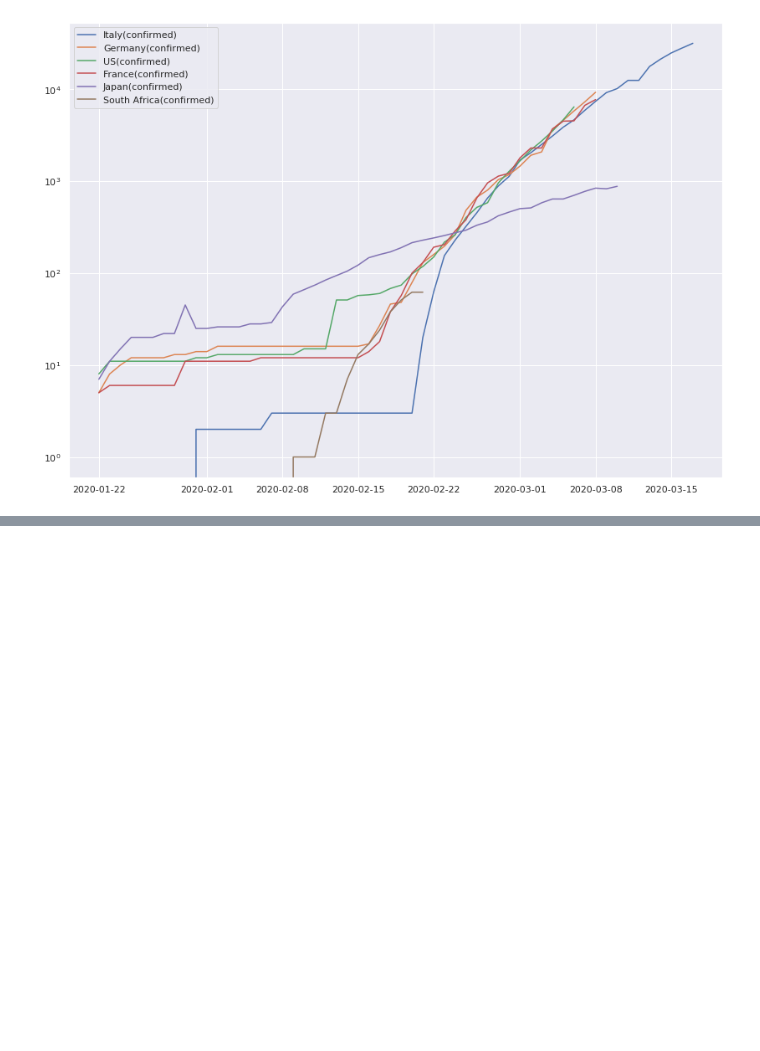
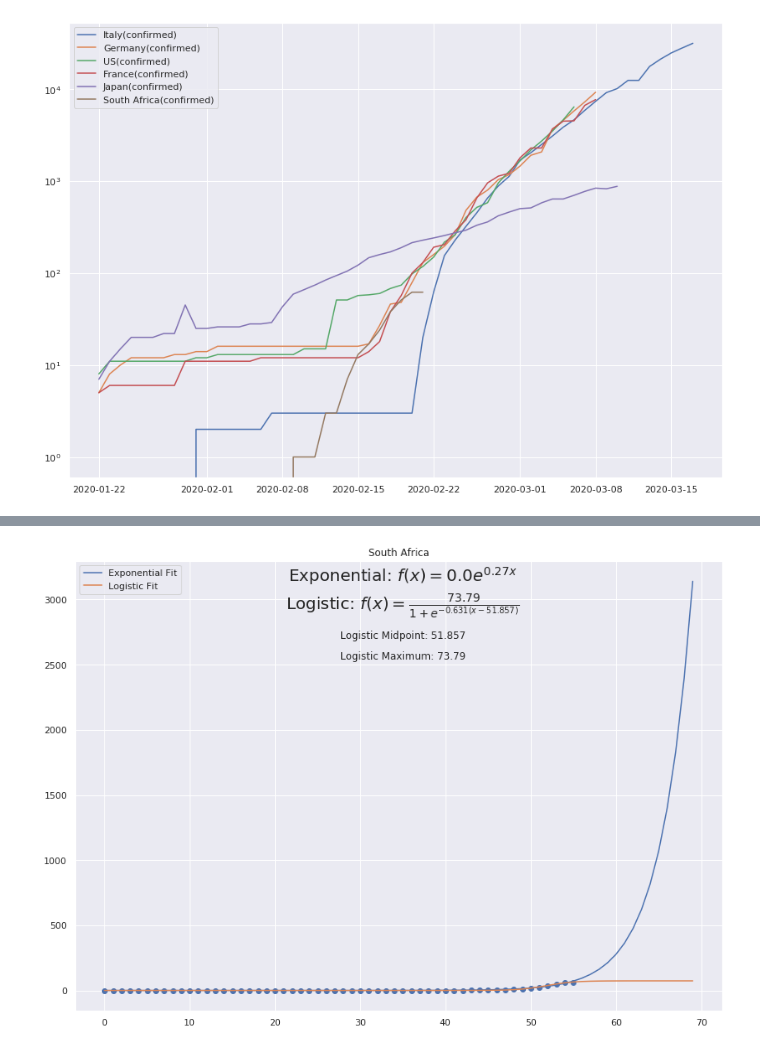
Before and after one commit to mariusroets/notebooks, a Jupyter notebook: corona.ipynb, the cells around one changed output, grey strips where cells are left out. Cells and saved outputs as stored; diff of their text form; code cells hidden in the pictures; blank space fills up the shorter version.

```diff
--- a/corona.ipynb
+++ b/corona.ipynb
@@ -21,0 +64,4 @@ corona.do_plot(['Italy', 'Germany', 'US', 'France', 'Japan', 'South Africa'], ['
+# %%
+corona.curve_fit('South Africa', 70)
+# %% [output]
+[figure, added]
```
Also changed, not shown: parts of 13 cells of this notebook.
